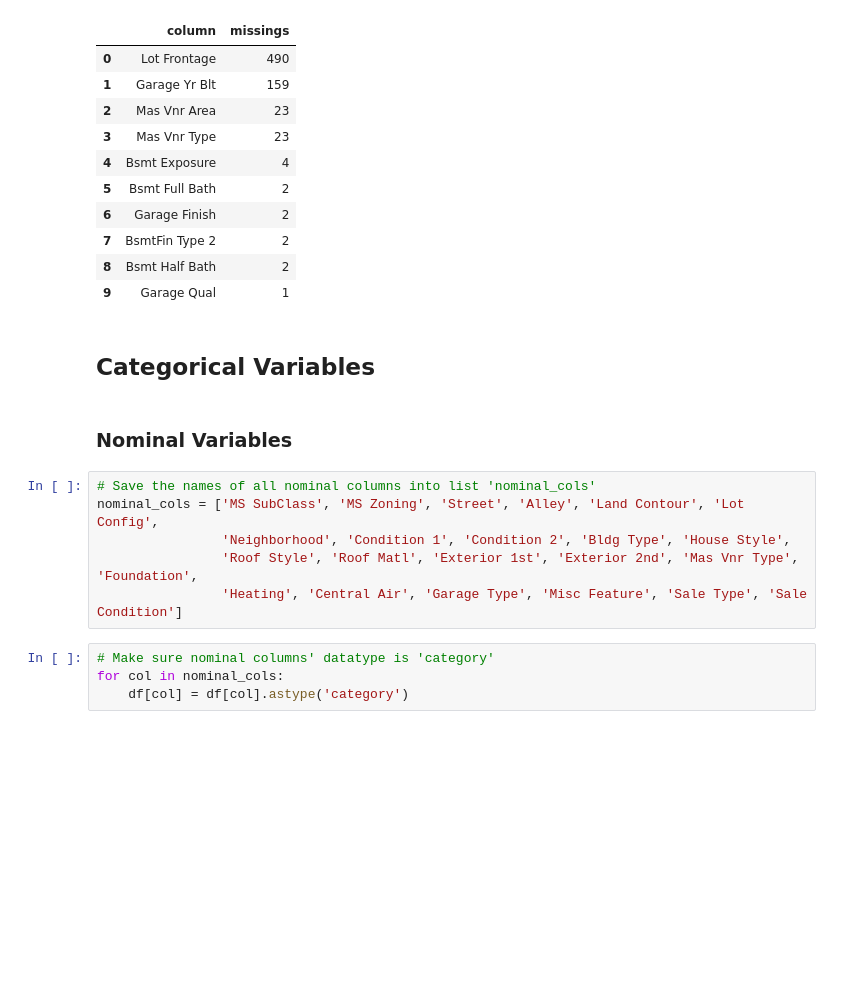
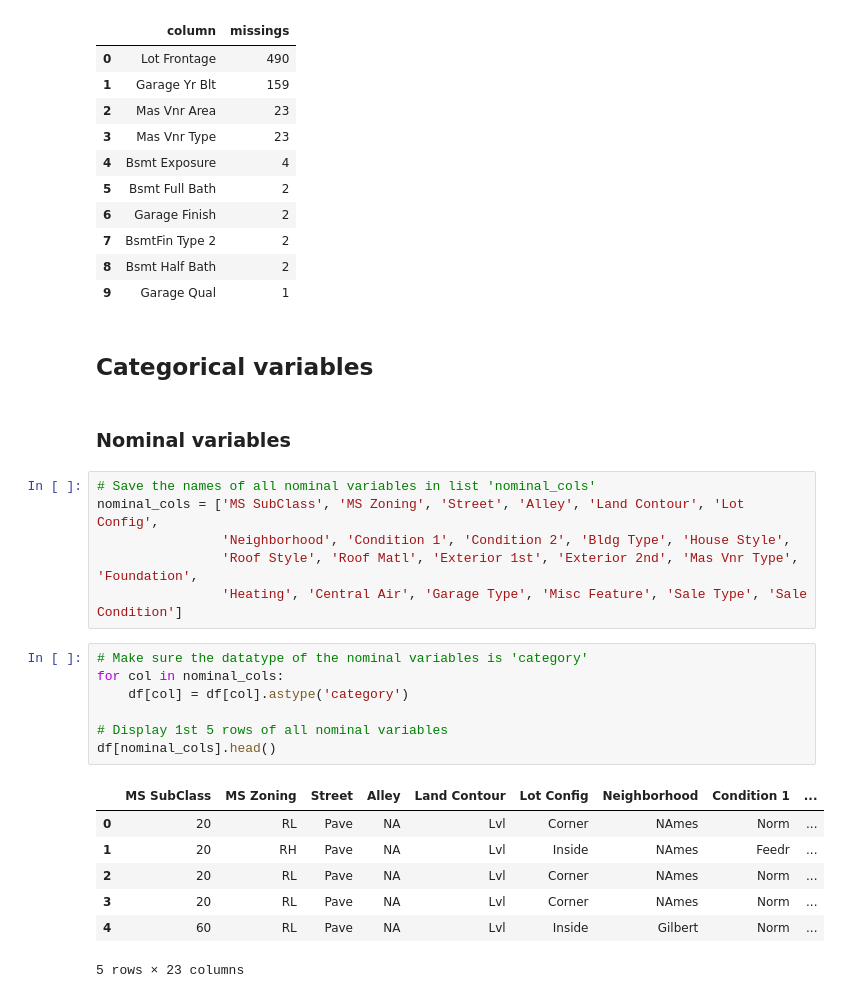
Before and after one commit to j-honnacker/data-viz-Python, a Jupyter notebook: ames.ipynb, the cells around one changed output. Drawn from its saved outputs; the diff is of its cells as text; blank space fills up the shorter version.

Commit message:
Set data types for variables

```diff
--- a/ames.ipynb
+++ b/ames.ipynb
@@ -80,16 +82,27 @@ missings[:10]
 | 8 | Bsmt Half Bath | 2 |
 | 9 | Garage Qual | 1 |
 # %% [markdown]
-## Categorical Variables
+## Categorical variables
 # %% [markdown]
-### Nominal Variables
+### Nominal variables
 # %%
-# Save the names of all nominal columns into list 'nominal_cols'
+# Save the names of all nominal variables in list 'nominal_cols'
 nominal_cols = ['MS SubClass', 'MS Zoning', 'Street', 'Alley', 'Land Contour', 'Lot Config',
                 'Neighborhood', 'Condition 1', 'Condition 2', 'Bldg Type', 'House Style',
                 'Roof Style', 'Roof Matl', 'Exterior 1st', 'Exterior 2nd', 'Mas Vnr Type', 'Foundation',
                 'Heating', 'Central Air', 'Garage Type', 'Misc Feature', 'Sale Type', 'Sale Condition']
 # %%
-# Make sure nominal columns' datatype is 'category'
+# Make sure the datatype of the nominal variables is 'category'
 for col in nominal_cols:
     df[col] = df[col].astype('category')
+
+# Display 1st 5 rows of all nominal variables
+df[nominal_cols].head()
+# %% [output]
+|  | MS SubClass | MS Zoning | Street | Alley | Land Contour | Lot Config | Neighborhood | Condition 1 | ... |
+| 0 | 20 | RL | Pave | NA | Lvl | Corner | NAmes | Norm | ... |
+| 1 | 20 | RH | Pave | NA | Lvl | Inside | NAmes | Feedr | ... |
+| 2 | 20 | RL | Pave | NA | Lvl | Corner | NAmes | Norm | ... |
+| 3 | 20 | RL | Pave | NA | Lvl | Corner | NAmes | Norm | ... |
+| 4 | 60 | RL | Pave | NA | Lvl | Inside | Gilbert | Norm | ... |
+5 rows × 23 columns
```
Also changed, not shown: parts of 10 cells of this notebook.
